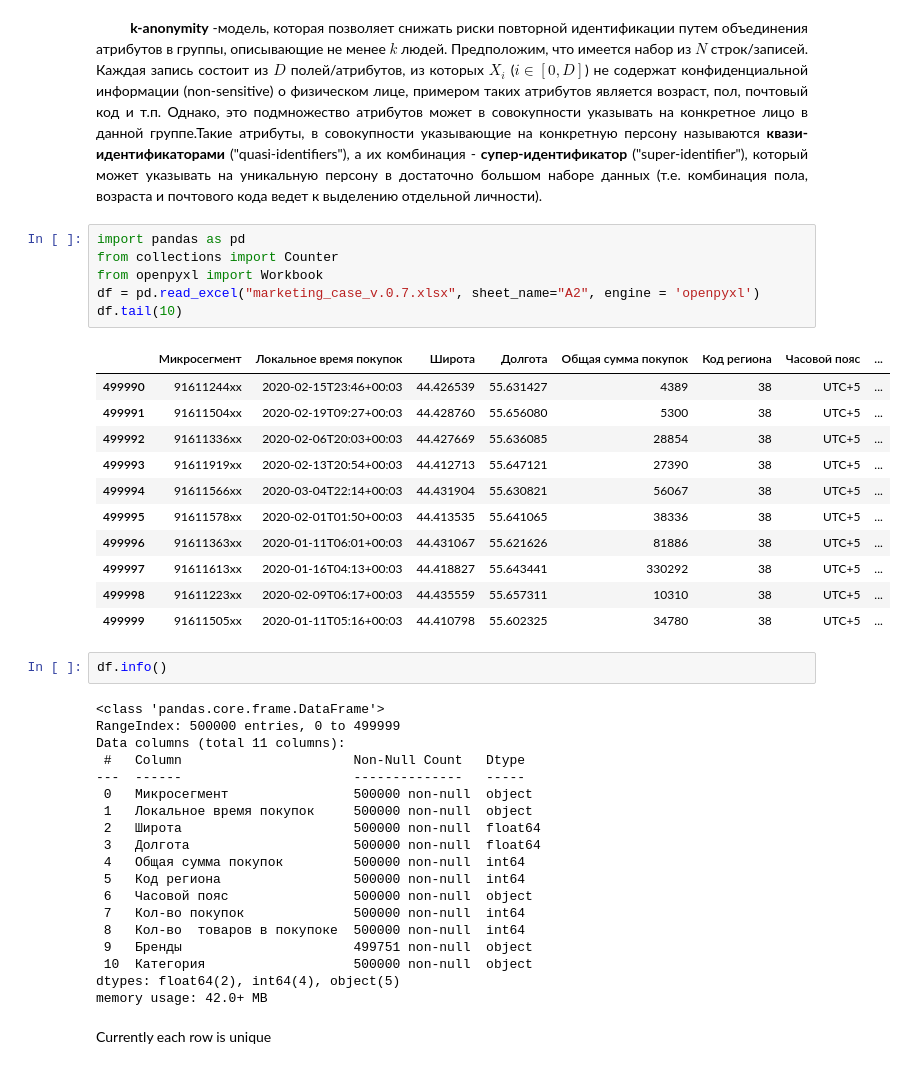
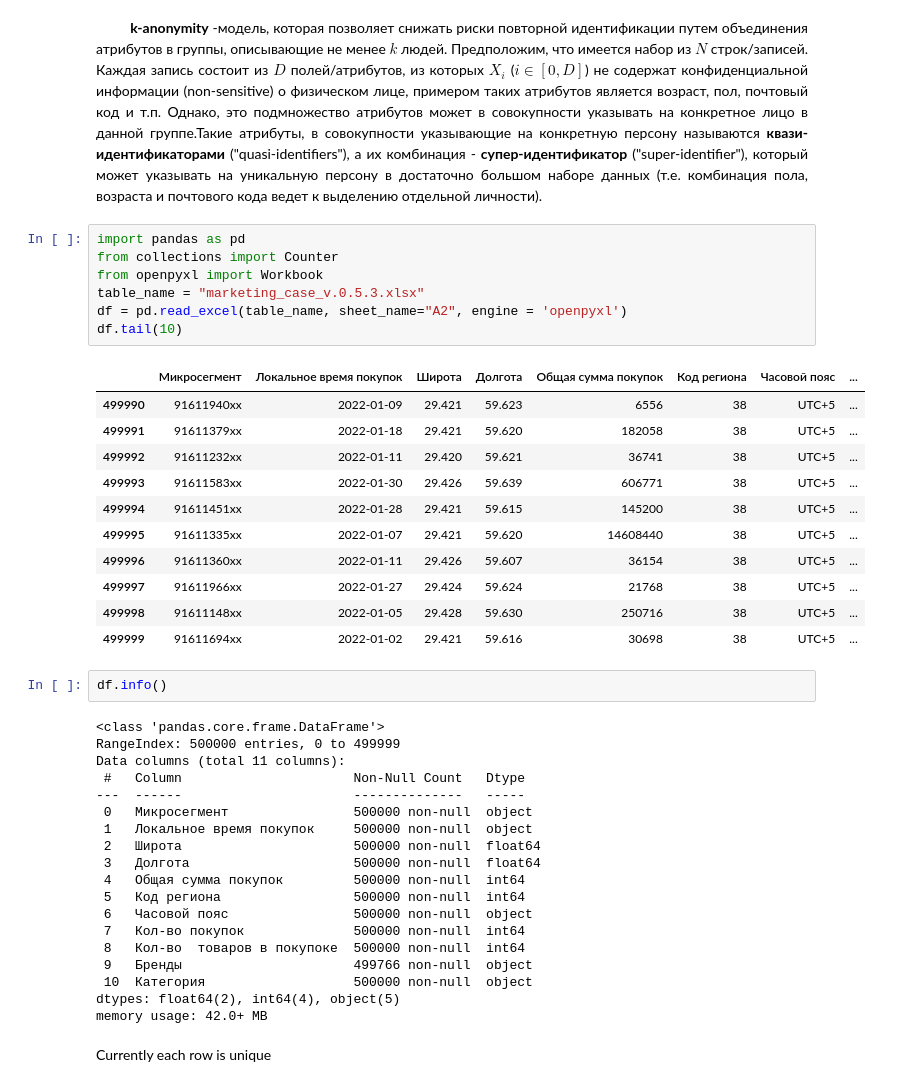
Before and after one commit to bestonly125/k-anonymity, a Jupyter notebook: K_Anonymity_A2.ipynb, the cells around one changed output. Saved outputs shown, nothing was run; the diff lists cells and outputs as text.

```diff
--- a/K_Anonymity_A2.ipynb
+++ b/K_Anonymity_A2.ipynb
@@ -4,21 +4,22 @@
 # %%
 import pandas as pd
 from collections import Counter
 from openpyxl import Workbook
-df = pd.read_excel("marketing_case_v.0.7.xlsx", sheet_name="A2", engine = 'openpyxl')
+table_name = "marketing_case_v.0.5.3.xlsx"
+df = pd.read_excel(table_name, sheet_name="A2", engine = 'openpyxl')
 df.tail(10)
 # %% [output]
 |  | Микросегмент | Локальное время покупок | Широта | Долгота | Общая сумма покупок | Код региона | Часовой пояс | ... |
-| 499990 | 91611244xx | 2020-02-15T23:46+00:03 | 44.426539 | 55.631427 | 4389 | 38 | UTC+5 | ... |
-| 499991 | 91611504xx | 2020-02-19T09:27+00:03 | 44.428760 | 55.656080 | 5300 | 38 | UTC+5 | ... |
-| 499992 | 91611336xx | 2020-02-06T20:03+00:03 | 44.427669 | 55.636085 | 28854 | 38 | UTC+5 | ... |
-| 499993 | 91611919xx | 2020-02-13T20:54+00:03 | 44.412713 | 55.647121 | 27390 | 38 | UTC+5 | ... |
-| 499994 | 91611566xx | 2020-03-04T22:14+00:03 | 44.431904 | 55.630821 | 56067 | 38 | UTC+5 | ... |
-| 499995 | 91611578xx | 2020-02-01T01:50+00:03 | 44.413535 | 55.641065 | 38336 | 38 | UTC+5 | ... |
-| 499996 | 91611363xx | 2020-01-11T06:01+00:03 | 44.431067 | 55.621626 | 81886 | 38 | UTC+5 | ... |
-| 499997 | 91611613xx | 2020-01-16T04:13+00:03 | 44.418827 | 55.643441 | 330292 | 38 | UTC+5 | ... |
-| 499998 | 91611223xx | 2020-02-09T06:17+00:03 | 44.435559 | 55.657311 | 10310 | 38 | UTC+5 | ... |
-| 499999 | 91611505xx | 2020-01-11T05:16+00:03 | 44.410798 | 55.602325 | 34780 | 38 | UTC+5 | ... |
+| 499990 | 91611940xx | 2022-01-09 | 29.421 | 59.623 | 6556 | 38 | UTC+5 | ... |
+| 499991 | 91611379xx | 2022-01-18 | 29.421 | 59.620 | 182058 | 38 | UTC+5 | ... |
+| 499992 | 91611232xx | 2022-01-11 | 29.420 | 59.621 | 36741 | 38 | UTC+5 | ... |
+| 499993 | 91611583xx | 2022-01-30 | 29.426 | 59.639 | 606771 | 38 | UTC+5 | ... |
+| 499994 | 91611451xx | 2022-01-28 | 29.421 | 59.615 | 145200 | 38 | UTC+5 | ... |
+| 499995 | 91611335xx | 2022-01-07 | 29.421 | 59.620 | 14608440 | 38 | UTC+5 | ... |
+| 499996 | 91611360xx | 2022-01-11 | 29.426 | 59.607 | 36154 | 38 | UTC+5 | ... |
+| 499997 | 91611966xx | 2022-01-27 | 29.424 | 59.624 | 21768 | 38 | UTC+5 | ... |
+| 499998 | 91611148xx | 2022-01-05 | 29.428 | 59.630 | 250716 | 38 | UTC+5 | ... |
+| 499999 | 91611694xx | 2022-01-02 | 29.421 | 59.616 | 30698 | 38 | UTC+5 | ... |
 # %%
 df.info()
 # %% [output]
@@ -36,7 +37,7 @@ Data columns (total 11 columns):
  6   Часовой пояс                500000 non-null  object
  7   Кол-во покупок              500000 non-null  int64
  8   Кол-во  товаров в покупоке  500000 non-null  int64
- 9   Бренды                      499751 non-null  object
+ 9   Бренды                      499766 non-null  object
  10  Категория                   500000 non-null  object
 dtypes: float64(2), int64(4), object(5)
 memory usage: 42.0+ MB
```
Also changed, not shown: parts of 6 cells of this notebook, 7 other files.
